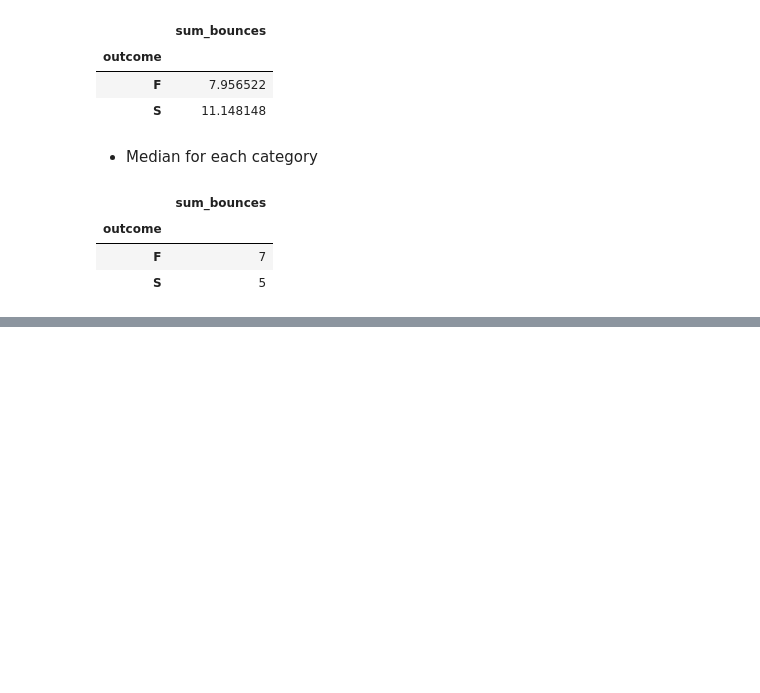
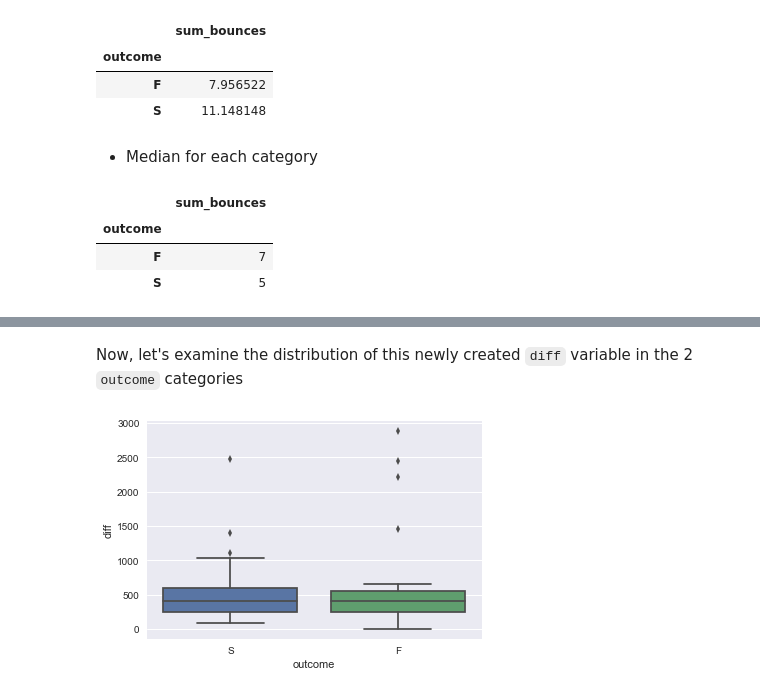
Before and after one commit to FOREXfunguru/FOREX, a Jupyter notebook: notebooks/Binary_classifier_using_ML.ipynb, the cells around one changed output, grey strips where cells are left out. Saved outputs shown, nothing was run; the diff lists cells and outputs as text; code cells hidden in the pictures; blank space fills up the shorter version.

```diff
--- a/notebooks/Binary_classifier_using_ML.ipynb
+++ b/notebooks/Binary_classifier_using_ML.ipynb
@@ -364,0 +425,4 @@ contDF_dropna.groupby(['outcome']).agg({'sum_bounces': 'median'})
+# %%
+contDF['diff']=(contDF['start']-contDF['last time'])
+# %%
+contDF['diff']=contDF['diff'].apply(lambda x: x.days)
@@ -364,0 +447,6 @@ contDF_dropna.groupby(['outcome']).agg({'sum_bounces': 'median'})
+# %% [markdown]
+Now, let's examine the distribution of this newly created `diff` variable in the 2 `outcome` categories
+# %%
+ax = sns.boxplot(x="outcome", y="diff", data=contDF)
+# %% [output]
+[figure, added]
```
Also changed, not shown: parts of 24 cells of this notebook.
